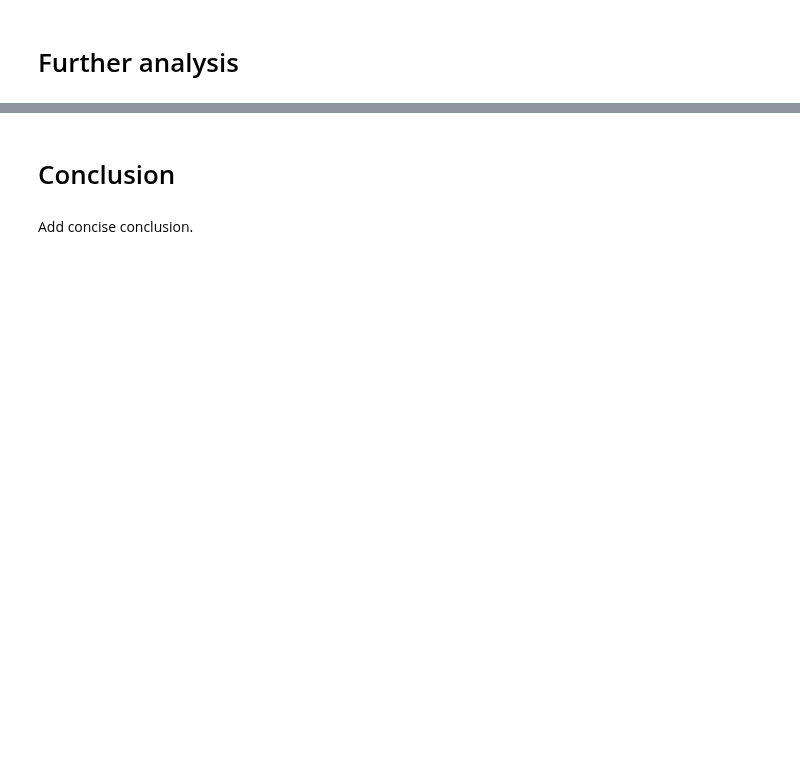
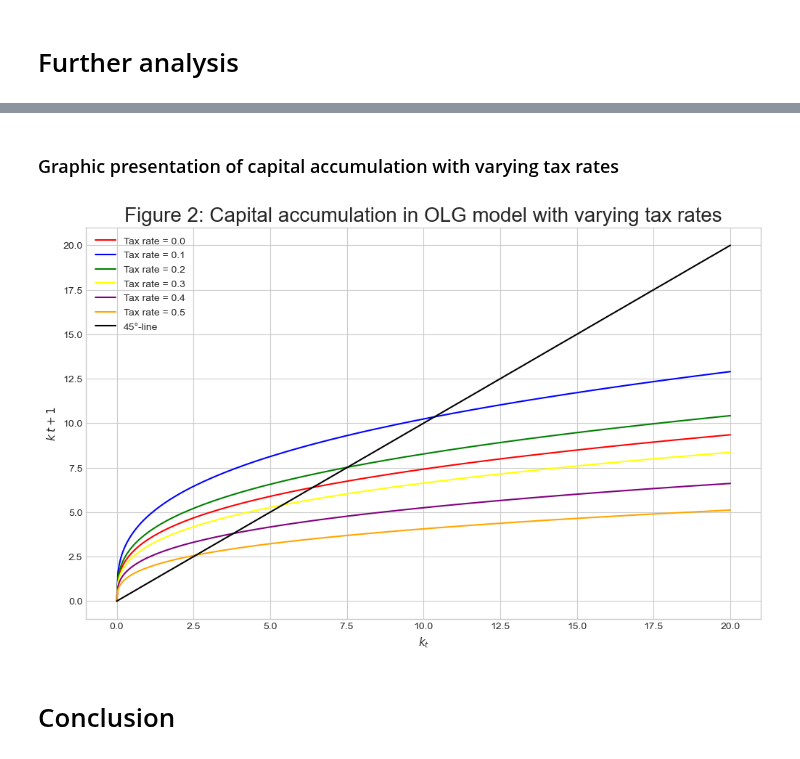
Before and after one commit to NumEconCopenhagen/projects-2023-frederikke-x2-og-sofie, a Jupyter notebook: modelproject/modelproject.ipynb, the cells around one changed output, grey strips where cells are left out. Cells and saved outputs as stored; diff of their text form; code cells hidden in the pictures; blank space fills up the shorter version.

```diff
--- a/modelproject/modelproject.ipynb
+++ b/modelproject/modelproject.ipynb
@@ -116,0 +149,12 @@ Try to make an extension of the model.
+# %%
+# a. Construction of steady state function with flexible parameter values
+def steadystate(A, alpha, rho, n, tau):
+    output = k_star_func(A, alpha, rho, n, tau)
+    print(f'The steady state value of capital per capita solved for given parameter values is: {output:.3f}')
+
+# b. Baseline parameter values
+alpha2 = 1/3
+rho2 = 0.25
+n2 = 0.01
+tau2 = 0.25
+A2 = 20
@@ -117,4 +175,37 @@ Try to make an extension of the model.
+# %% [markdown]
+### Graphic presentation of capital accumulation with varying tax rates
+# %%
+# a. Graphic presentation of the transition curve
+def plot_steadystate(k_t, alpha, rho, n, A, tau):
+    return (alpha*(1/(1+rho))*A*k_t**alpha*(alpha*tau-alpha-tau+1))/(alpha*(1/(1+rho))*n+alpha*(1/(1+rho))-alpha*tau*n+alpha*n-alpha*tau+alpha+ n*tau+tau)
+
+# b. Defining capital in each period and differing value of tax rates
+k_t = np.linspace(0,20,500)
+tau3=0.1
+tau4=0.2
+tau5=0.3
+tau6=0.4
+tau7=0.5
+
+
+# c. Plot and display figure
+fig = plt.figure(figsize = (12,7))
+ax = fig.add_subplot(1,1,1)
+plt.plot(k_t, plot_steadystate(k_t, alpha2, rho2, n2, A2, tau2), 'r')
+plt.plot(k_t, plot_steadystate(k_t, alpha2, rho2, n2, A2, tau3), 'b')
+plt.plot(k_t, plot_steadystate(k_t, alpha2, rho2, n2, A2, tau4), 'g')
+plt.plot(k_t, plot_steadystate(k_t, alpha2, rho2, n2, A2, tau5), 'yellow')
+plt.plot(k_t, plot_steadystate(k_t, alpha2, rho2, n2, A2, tau6), 'purple')
+plt.plot(k_t, plot_steadystate(k_t, alpha2, rho2, n2, A2, tau7), 'orange')
+plt.plot(k_t,k_t, 'black' )
+plt.title('Figure 2: Capital accumulation in OLG model with varying tax rates', fontsize=20)
+plt.legend(('Tax rate = 0.0', 'Tax rate = 0.1','Tax rate = 0.2','Tax rate = 0.3','Tax rate = 0.4', 'Tax rate = 0.5', '45\N{DEGREE SIGN}-line'), loc='upper left')
+plt.xlabel('$ k_t $', fontsize=11)
+plt.ylabel( '$ k_ {t + 1} $', fontsize=11)
+
+plt.grid(True)
+plt.show()
+# %% [output]
+[figure, added]
 # %% [markdown]
 # Conclusion
-# %% [markdown]
-Add concise conclusion.
```
Also changed, not shown: parts of 38 cells of this notebook.
